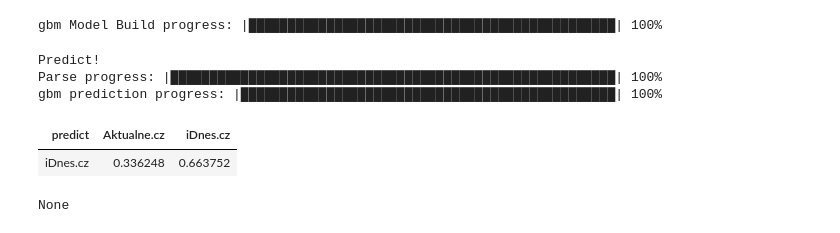
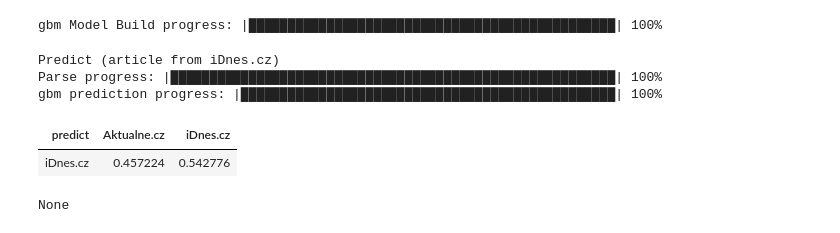
Before and after one commit to azeretm/Python-News-Project, a Jupyter notebook: HeadlinesAnalysis.ipynb, the cells around one changed output. Saved outputs shown, nothing was run; the diff lists cells and outputs as text; code cells hidden in the pictures.

```diff
--- a/HeadlinesAnalysis.ipynb
+++ b/HeadlinesAnalysis.ipynb
@@ -220,13 +221,16 @@ gbm_model.train(x = headlines_vecs.names,
                 validation_frame = data_split[1])
 # %% [output]
 gbm Model Build progress: |███████████████████████████████████████████████| 100%
-# %%
-print("Predict!")
-print(predict(["Šíříte paniku. Tisíce Němců protestovaly proti koronavirovým restrikcím"], w2v_model, gbm_model))
-# %% [output]
-Predict!
-Parse progress: |█████████████████████████████████████████████████████████| 100%
-gbm prediction progress: |████████████████████████████████████████████████| 100%
-| predict | Aktualne.cz | iDnes.cz |
-| iDnes.cz | 0.336248 | 0.663752 |
-None
+# %%
+test_article_source = "iDnes.cz"
+test_article = "Když agendu určuje Novotný a výzvy ODS působí směšně"
+
+print("Predict (article from %s)" % test_article_source)
+print(predict([test_article], w2v_model, gbm_model))
+# %% [output]
+Predict (article from iDnes.cz)
+Parse progress: |█████████████████████████████████████████████████████████| 100%
+gbm prediction progress: |████████████████████████████████████████████████| 100%
+| predict | Aktualne.cz | iDnes.cz |
+| iDnes.cz | 0.457224 | 0.542776 |
+None
```
Also changed, not shown: parts of 11 cells of this notebook, 3 other files.
